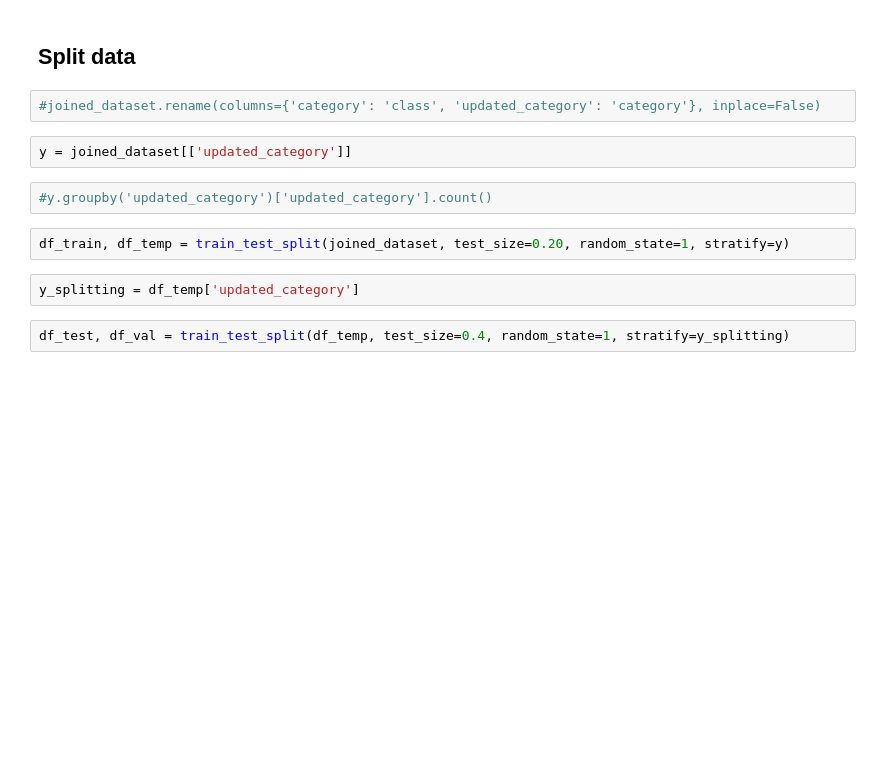
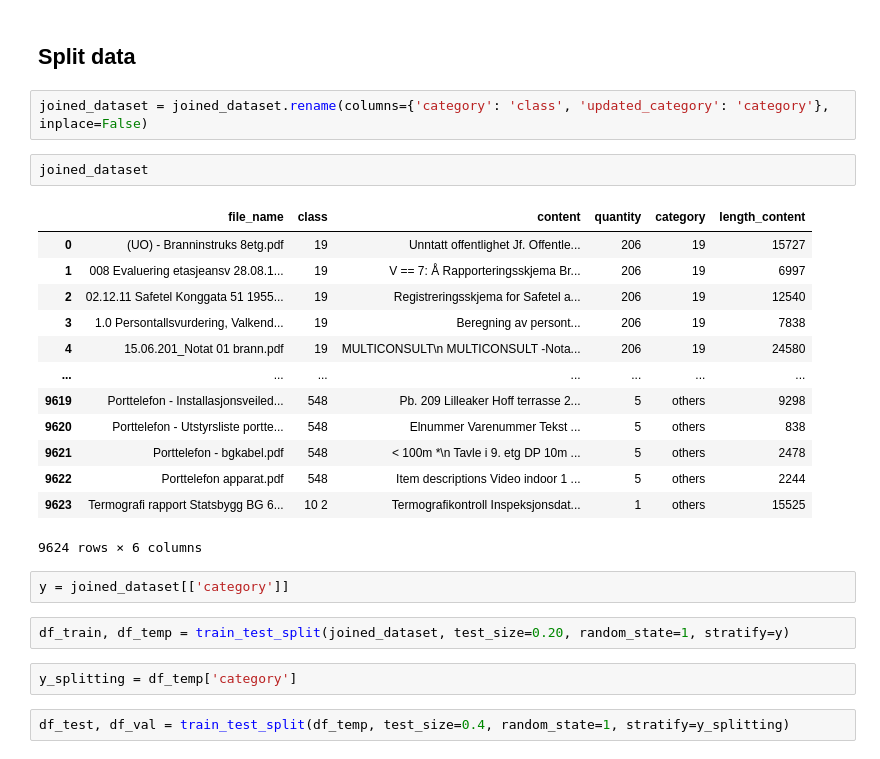
Before and after one commit to aipachakutiqwan/text-classifier, a Jupyter notebook: src/notebooks/Data exploration.ipynb, the cells around one changed output. Saved outputs shown, nothing was run; the diff lists cells and outputs as text; blank space fills up the shorter version.

Commit message:
fixed rename colums

```diff
--- a/src/notebooks/Data exploration.ipynb
+++ b/src/notebooks/Data exploration.ipynb
@@ -255,15 +255,29 @@ joined_dataset
 # %% [markdown]
 ## Split data
 # %%
-#joined_dataset.rename(columns={'category': 'class', 'updated_category': 'category'}, inplace=False)
+joined_dataset = joined_dataset.rename(columns={'category': 'class', 'updated_category': 'category'}, inplace=False)
+# %%
+joined_dataset
+# %% [output]
+|  | file_name | class | content | quantity | category | length_content |
+| 0 | (UO) - Branninstruks 8etg.pdf | 19 | Unntatt offentlighet Jf. Offentle... | 206 | 19 | 15727 |
+| 1 | 008 Evaluering etasjeansv 28.08.1... | 19 | V == 7: Å Rapporteringsskjema Br... | 206 | 19 | 6997 |
+| 2 | 02.12.11 Safetel Konggata 51 1955... | 19 | Registreringsskjema for Safetel a... | 206 | 19 | 12540 |
+| 3 | 1.0 Persontallsvurdering, Valkend... | 19 | Beregning av persont... | 206 | 19 | 7838 |
+| 4 | 15.06.201_Notat 01 brann.pdf | 19 | MULTICONSULT\n MULTICONSULT -Nota... | 206 | 19 | 24580 |
+| ... | ... | ... | ... | ... | ... | ... |
+| 9619 | Porttelefon - Installasjonsveiled... | 548 | Pb. 209 Lilleaker Hoff terrasse 2... | 5 | others | 9298 |
+| 9620 | Porttelefon - Utstyrsliste portte... | 548 | Elnummer Varenummer Tekst ... | 5 | others | 838 |
+| 9621 | Porttelefon - bgkabel.pdf | 548 | < 100m *\n Tavle i 9. etg DP 10m ... | 5 | others | 2478 |
+| 9622 | Porttelefon apparat.pdf | 548 | Item descriptions Video indoor 1 ... | 5 | others | 2244 |
+| 9623 | Termografi rapport Statsbygg BG 6... | 10 2 | Termografikontroll Inspeksjonsdat... | 1 | others | 15525 |
+9624 rows × 6 columns
 # %%
-y = joined_dataset[['updated_category']]
+y = joined_dataset[['category']]
-# %%
-#y.groupby('updated_category')['updated_category'].count()
 # %%
 df_train, df_temp = train_test_split(joined_dataset, test_size=0.20, random_state=1, stratify=y)
 # %%
-y_splitting = df_temp['updated_category']
+y_splitting = df_temp['category']
 # %%
 df_test, df_val = train_test_split(df_temp, test_size=0.4, random_state=1, stratify=y_splitting)
 # %%
```
Also changed, not shown: parts of 2 cells of this notebook, 3 other files.
